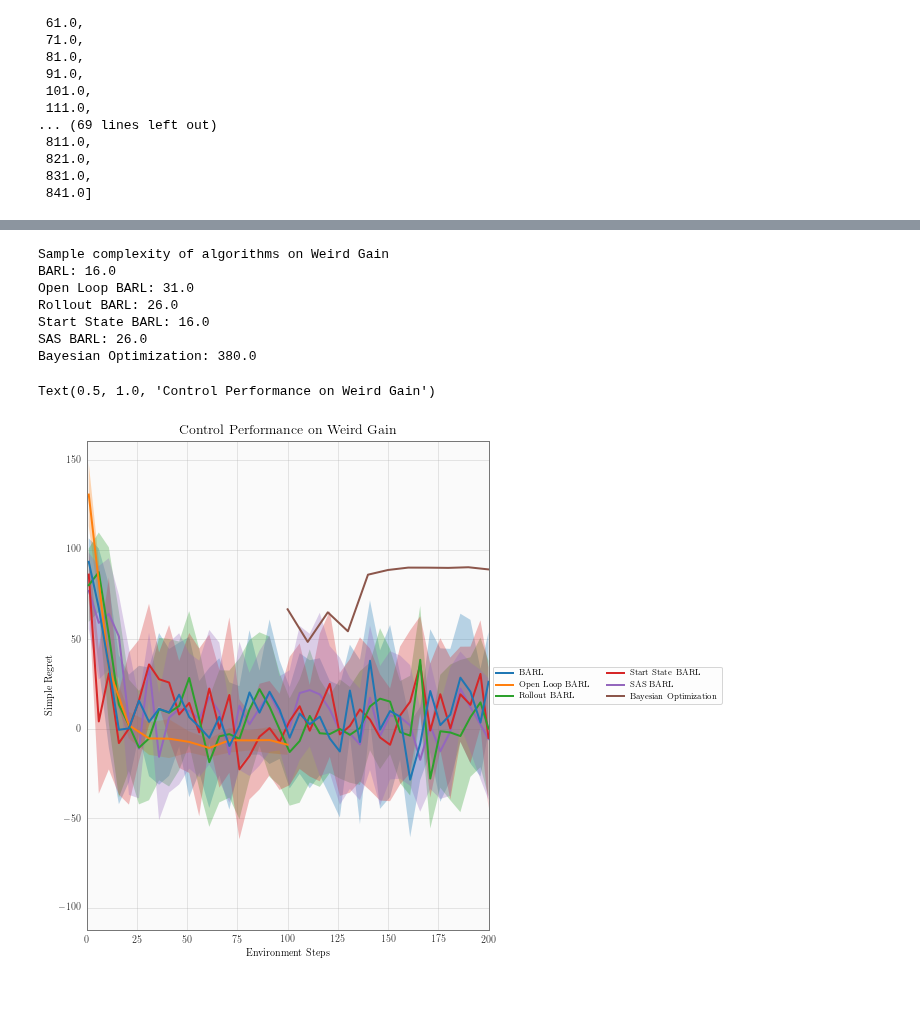
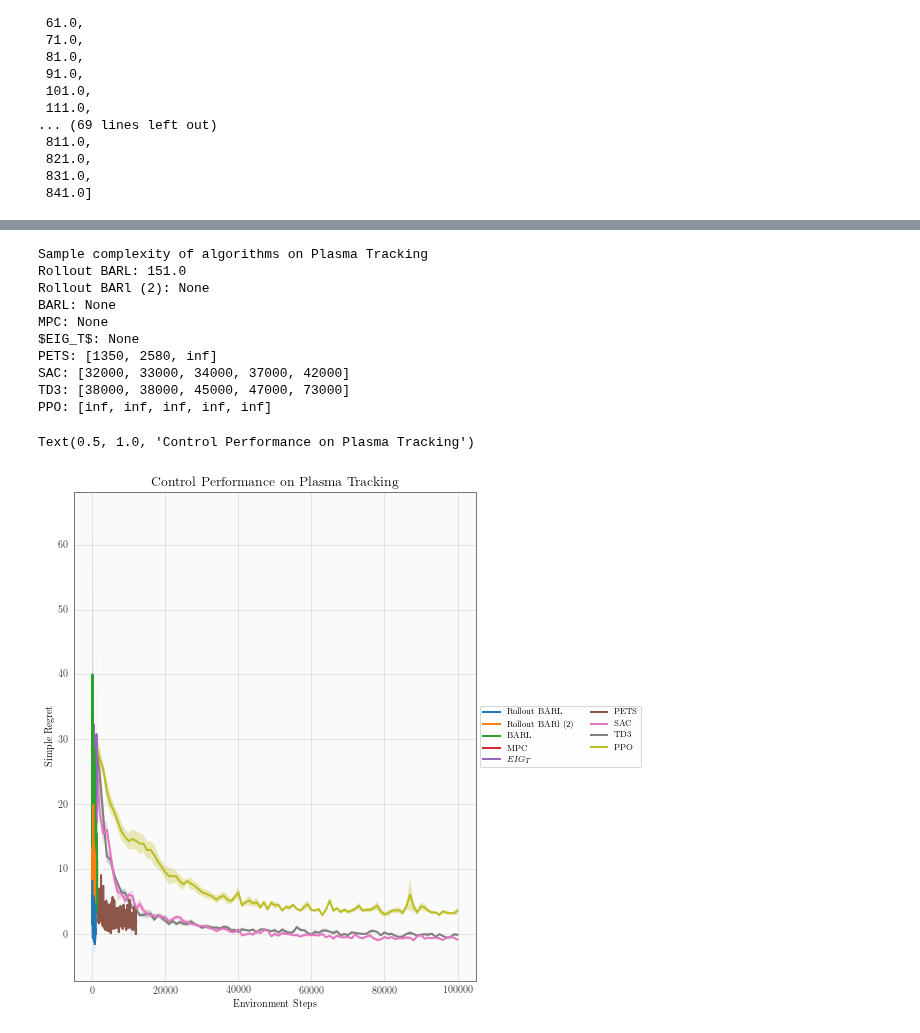
Before and after one commit to fusion-ml/trajectory-information-rl, a Jupyter notebook: notebooks/plot_returns.ipynb, the cells around one changed output, grey strips where cells are left out. Saved outputs shown, nothing was run; the diff lists cells and outputs as text; code cells hidden in the pictures; blank space fills up the shorter version.

```diff
--- a/notebooks/plot_returns.ipynb
+++ b/notebooks/plot_returns.ipynb
@@ -120,8 +120,8 @@ beta_tracking_fixed_paths = {
 # %%
 plasma_tracking_paths = {
         'Rollout BARL': 'rollout_barl_plasma_tracking_2022-02-21/16-58-08/',
+        'Rollout BARl (2)': 'rollout_barl_plasma_tracking_2022-03-22/09-51-58/',
         'BARL': 'bac_plasma_tracking_2021-10-03/13-12-50/',
-        'BARL (10k)': 'barl_bt_10k_2022-03-20/21-35-18/',
         # 'BARL (new)': 'new_plasma_tracking_2021-10-11/13-31-22/',
         # 'RQMPC': ''
         'MPC': 'mbrl_plasma_tracking_2021-10-03/13-03-07/',
@@ -456,42 +457,45 @@ for key, vals in data.items():
 
     print(f"{key}: {sample_complexity}")
 # %% [output]
-Sample complexity of algorithms on Weird Gain
-BARL: 16.0
-Open Loop BARL: 31.0
-Rollout BARL: 26.0
-Start State BARL: 16.0
-SAS BARL: 26.0
-Bayesian Optimization: 380.0
+Sample complexity of algorithms on Plasma Tracking
+Rollout BARL: 151.0
+Rollout BARl (2): None
+BARL: None
+MPC: None
+$EIG_T$: None
+PETS: [1350, 2580, inf]
+SAC: [32000, 33000, 34000, 37000, 42000]
+TD3: [38000, 38000, 45000, 47000, 73000]
+PPO: [inf, inf, inf, inf, inf]
 # %%
 fig, ax = plt.subplots(figsize=(12, 9))
 for i, (key, vals) in enumerate(data.items()):
     rmean = gt_val - vals["Eval Mean Returns"]
     rstderr = vals["Eval Std Returns"]
     ndata = vals['Eval ndata']
     ax.plot(ndata, rmean, label=key, zorder=100 - i)
     ax.fill_between(ndata, rmean - rstderr, rmean + rstderr, alpha=0.3)
 ax.set_xlabel('Environment Steps')
 ax.set_ylabel('Simple Regret')
 # ax.axhline(gt_val, color='black', linestyle='--', label=r'$\pi_T$')
 # ax.legend()
 ylim_top = (gt_val - bottom_val) * 0.25 + gt_val
 # ax.set_ylim(bottom_val + gt_val, (gt_val - bottom_val) * 0.25)
 # ax.set_xscale('log')
 # ax.set_yscale('log')
-ax.set_xlim(0, 200)
+# ax.set_xlim(0, 200)
 # ax.set_ylim(-10000, 0)
 box = ax.get_position()
 ax.set_position([box.x0, box.y0, box.width * 0.6, box.height])
 
 # Put a legend to the right of the current axis
 ax.legend(loc='center left', bbox_to_anchor=(1, 0.5), ncol=2, fancybox=True)
 
 title = f"Control Performance on {env_name}"
 ax.set_title(label=title, fontdict={'fontsize': 14})
 # %% [output]
-Text(0.5, 1.0, 'Control Performance on Weird Gain')
+Text(0.5, 1.0, 'Control Performance on Plasma Tracking')
-[figure, old version]
+[figure, new version]
 # %%
 fig, ax = plt.subplots(figsize=(12, 9))
 for i, (key, vals) in enumerate(data.items()):
```
Also changed, not shown: parts of 5 cells of this notebook, 1 other file.
